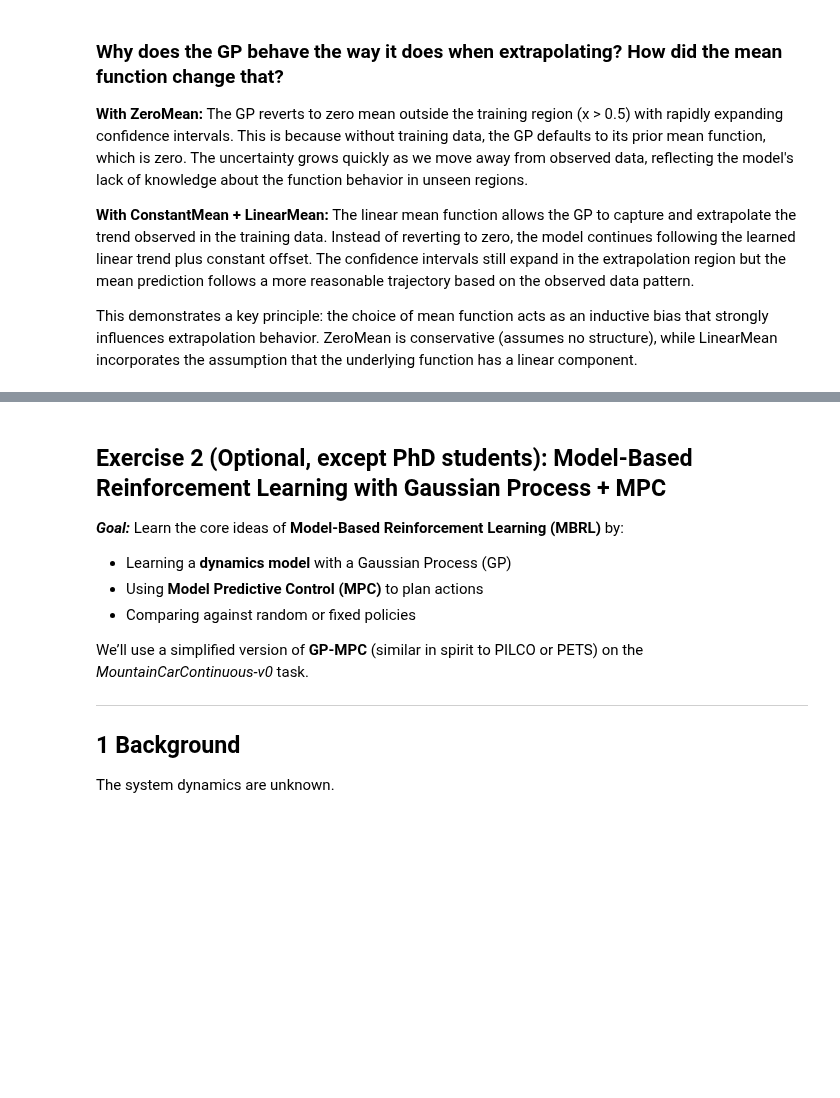
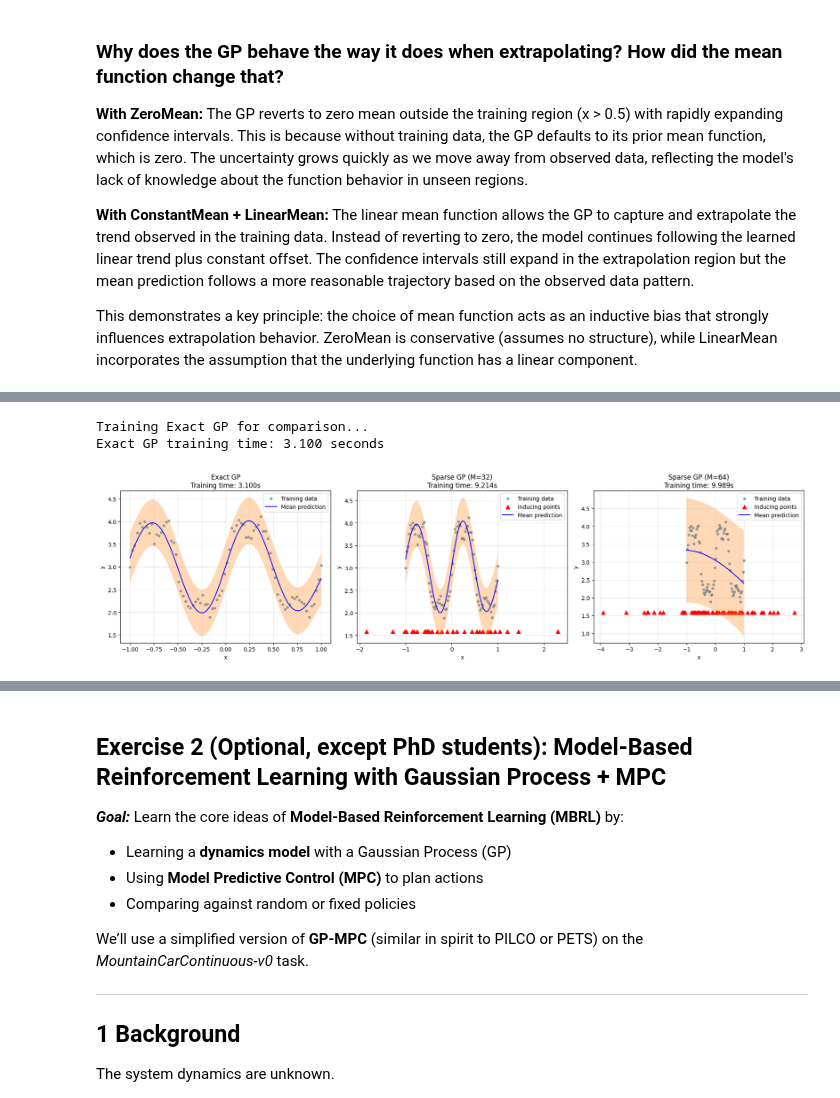
Before and after one commit to ddcreating/RL_code, a Jupyter notebook: lab7_mbrl.ipynb, the cells around one changed output, grey strips where cells are left out. Cells and saved outputs as stored; diff of their text form; code cells hidden in the pictures; blank space fills up the shorter version.

```diff
--- a/lab7_mbrl.ipynb
+++ b/lab7_mbrl.ipynb
@@ -571,0 +572,80 @@ Training time: 11.022 seconds
+# %%
+# Part D - Step 3: Visualize comparison
+fig, axes = plt.subplots(1, 3, figsize=(18, 5))
+x_test = torch.linspace(-1, 1, 200).to(device).unsqueeze(-1)
+
+# First train Exact GP for comparison
+print("\nTraining Exact GP for comparison...")
+exact_likelihood = gpytorch.likelihoods.GaussianLikelihood().to(device)
+exact_model = ExactGPModel(Xtr, Ytr, exact_likelihood).to(device)
+
+exact_model.train()
+exact_likelihood.train()
+optimizer = torch.optim.Adam(exact_model.parameters(), lr=0.05)
+mll = gpytorch.mlls.ExactMarginalLogLikelihood(exact_likelihood, exact_model)
+
+start_time = time.time()
+for i in range(1000):
+    optimizer.zero_grad()
+    output = exact_model(Xtr)
+    loss = -mll(output, Ytr)
+    loss.backward()
+    optimizer.step()
+exact_time = time.time() - start_time
+print(f"Exact GP training time: {exact_time:.3f} seconds")
+
+# Plot Exact GP
+ax = axes[0]
+exact_model.eval()
+exact_likelihood.eval()
+with torch.no_grad(), gpytorch.settings.fast_pred_var():
+    pred = exact_likelihood(exact_model(x_test))
+    mean = pred.mean.cpu()
+    lower, upper = pred.confidence_region()
+    lower, upper = lower.cpu(), upper.cpu()
+
+ax.scatter(Xtr.cpu().squeeze(), Ytr.cpu(), s=15, alpha=0.6, label='Training data')
+ax.plot(x_test.cpu().squeeze(), mean, 'b-', label='Mean prediction')
+ax.fill_between(x_test.cpu().squeeze(), lower, upper, alpha=0.3)
+ax.set_title(f'Exact GP\nTraining time: {exact_time:.3f}s')
+ax.set_xlabel('x')
+ax.set_ylabel('y')
+ax.legend()
+ax.grid(True, alpha=0.3)
+
+# Plot Sparse GPs
+for idx, M in enumerate([32, 64]):
+    ax = axes[idx+1]
+
+    sparse_model = sparse_results[M]['model']
+    likelihood = sparse_results[M]['likelihood']
+
+    sparse_model.eval()
+    likelihood.eval()
+    with torch.no_grad(), gpytorch.settings.fast_pred_var():
+        pred = likelihood(sparse_model(x_test))
+        mean = pred.mean.cpu()
+        lower, upper = pred.confidence_region()
+        lower, upper = lower.cpu(), upper.cpu()
+
+    # Get learned inducing points locations
+    inducing_points = sparse_model.variational_strategy.inducing_points.detach().cpu().squeeze()
+
+    # Plot
+    ax.scatter(Xtr.cpu().squeeze(), Ytr.cpu(), s=15, alpha=0.6, label='Training data')
+    ax.scatter(inducing_points, torch.zeros_like(inducing_points) + Ytr.min().cpu() - 0.3,
+               marker='^', s=50, c='red', label='Inducing points')
+    ax.plot(x_test.cpu().squeeze(), mean, 'b-', label='Mean prediction')
+    ax.fill_between(x_test.cpu().squeeze(), lower, upper, alpha=0.3)
+    ax.set_title(f'Sparse GP (M={M})\nTraining time: {sparse_results[M]["time"]:.3f}s')
+    ax.set_xlabel('x')
+    ax.set_ylabel('y')
+    ax.legend()
+    ax.grid(True, alpha=0.3)
+
+plt.tight_layout()
+plt.show()
+# %% [output]
+Training Exact GP for comparison...
+Exact GP training time: 3.100 seconds
+[figure, added]
```
Also changed, not shown: parts of 3 cells of this notebook.
